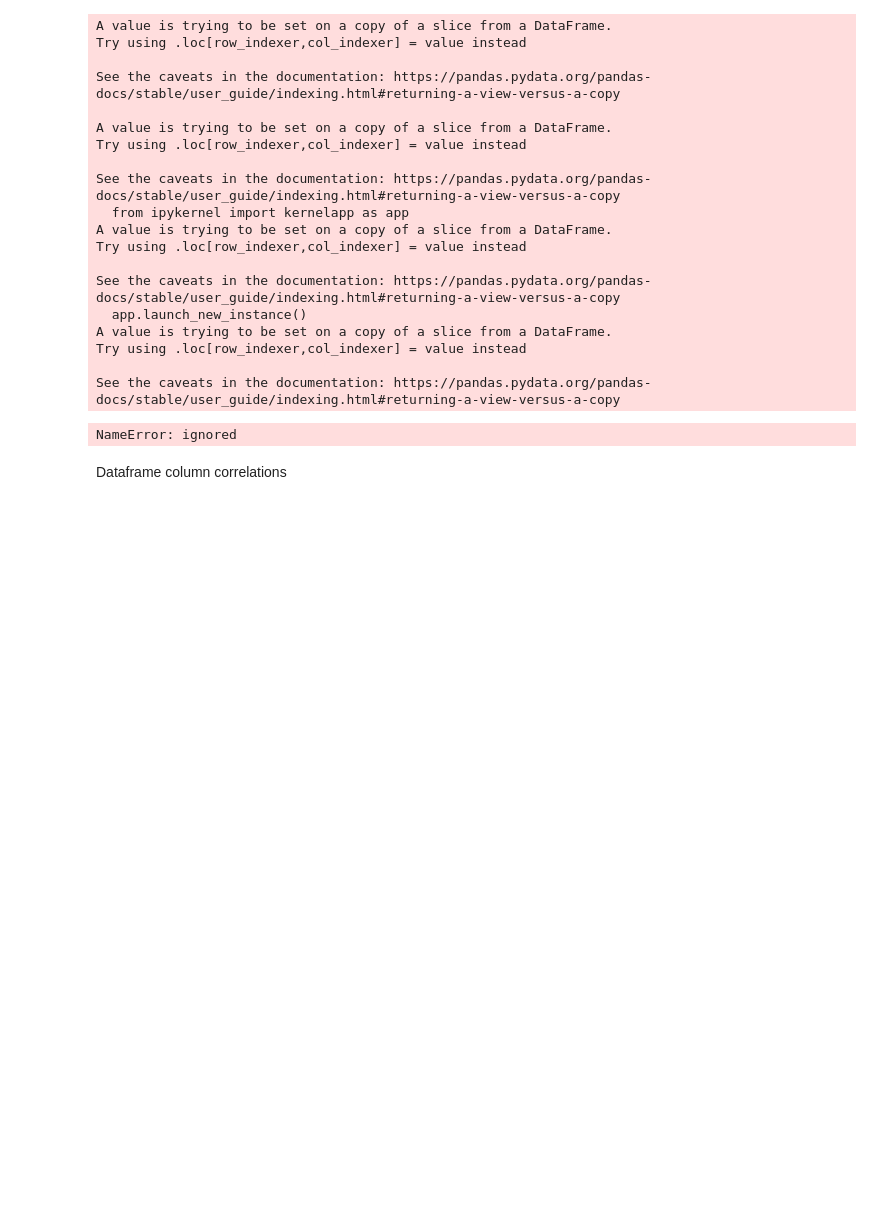
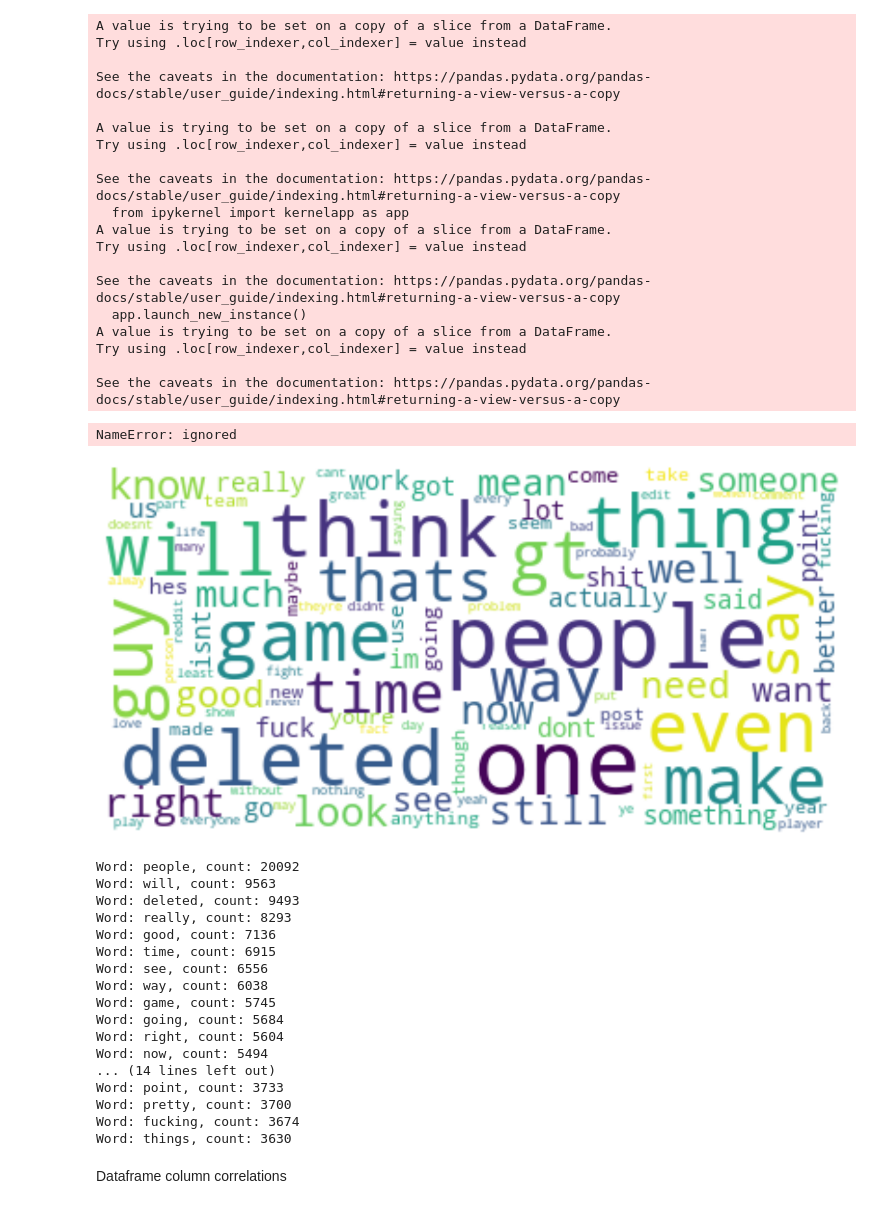
Before and after one commit to pretty-neat-org/siap, a Jupyter notebook: DataAnalysis.ipynb, the cells around one changed output. Drawn from its saved outputs; the diff is of its cells as text; code cells hidden in the pictures; blank space fills up the shorter version.

```diff
--- a/DataAnalysis.ipynb
+++ b/DataAnalysis.ipynb
@@ -197,34 +197,54 @@ controversial_cleaned = []
 # final = " ".join(text_controversial)
 # final[:500]
 
 for text in tqdm(cont):
     doc = nlp(text)
     controversial_cleaned.append([token.lemma_ for token in doc if token.pos_ == "VERB" or  token.pos_ == "NOUN"])
-
+text_controversial = [" ".join(text) for text in controversial_cleaned]
+final = " ".join(text_controversial)
 
 # generate wordcloud
 
 # stopwords = set(STOPWORDS)
 # stopwords.update(["one", "well", "thats", "want", "need", "make", "say", "look", "thing", "dont", "im", "think",
 #                   "youre", "doesnt", "didnt", "isnt", "much", "even", "know", "said", "though", "go", "actually",
 #                   "hes", "us", "got", "probably", "many", "already"])
 wordcloud = WordCloud( background_color="white", max_font_size=50, max_words=100).generate(final)
 
 plt.figure(figsize = (20,20))
 plt.imshow(wordcloud, interpolation='bilinear')
 plt.axis("off")
 plt.show()
 
 filtered_words = [word for word in final.split() if word not in stopwords]
 counted_words = Counter(filtered_words)
 
 word_count = {}
 
 for letter, count in counted_words.most_common(30):
     word_count[letter] = count
 
 for i,j in word_count.items():
         print('Word: {0}, count: {1}'.format(i,j))
+# %% [output]
+[figure, added]
+Word: people, count: 20092
+Word: will, count: 9563
+Word: deleted, count: 9493
+Word: really, count: 8293
+Word: good, count: 7136
+Word: time, count: 6915
+Word: see, count: 6556
+Word: way, count: 6038
+Word: game, count: 5745
+Word: going, count: 5684
+Word: right, count: 5604
+Word: now, count: 5494
+... (14 lines left out)
+Word: point, count: 3733
+Word: pretty, count: 3700
+Word: fucking, count: 3674
+Word: things, count: 3630
 # %% [markdown]
 Dataframe column correlations
 # %%
```
Also changed, not shown: parts of 1 cell of this notebook.
